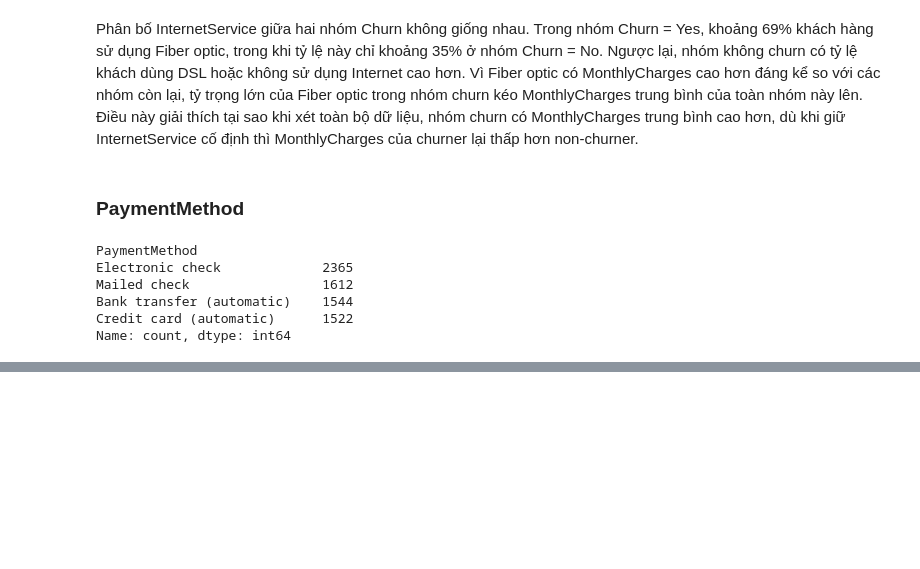
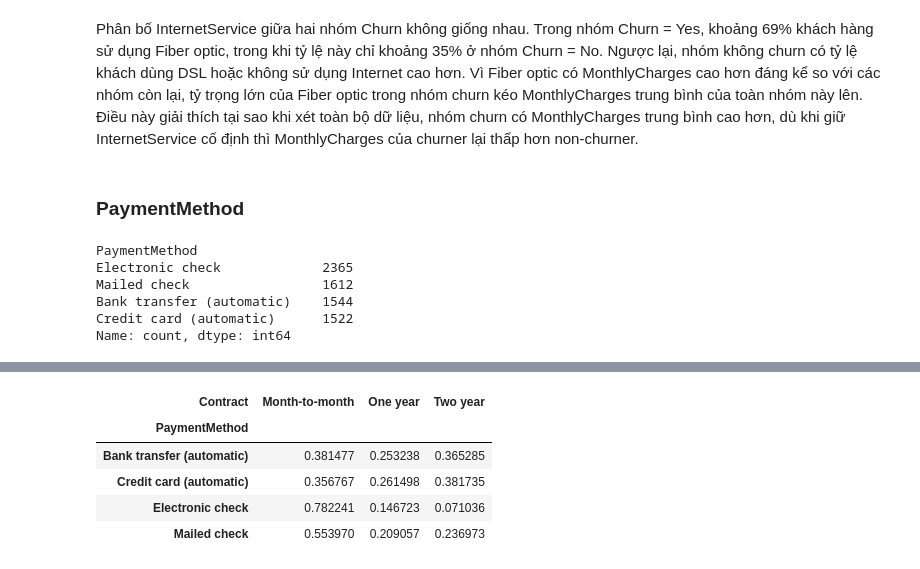
Before and after one commit to vdcmhaodl/Telco-customer-churn-prediction, a Jupyter notebook: notebooks/02_business_eda.ipynb, the cells around one changed output, grey strips where cells are left out. Cells and saved outputs as stored; diff of their text form; code cells hidden in the pictures; blank space fills up the shorter version.

```diff
--- a/notebooks/02_business_eda.ipynb
+++ b/notebooks/02_business_eda.ipynb
@@ -367,0 +371,13 @@ Payment_summary
+# %%
+pd.crosstab(
+    df["PaymentMethod"],
+    df["Contract"],
+    normalize="index"
+)
+# %% [output]
+| Contract | Month-to-month | One year | Two year |
+| PaymentMethod |  |  |  |
+| Bank transfer (automatic) | 0.381477 | 0.253238 | 0.365285 |
+| Credit card (automatic) | 0.356767 | 0.261498 | 0.381735 |
+| Electronic check | 0.782241 | 0.146723 | 0.071036 |
+| Mailed check | 0.553970 | 0.209057 | 0.236973 |
```
Also changed, not shown: parts of 5 cells of this notebook.
